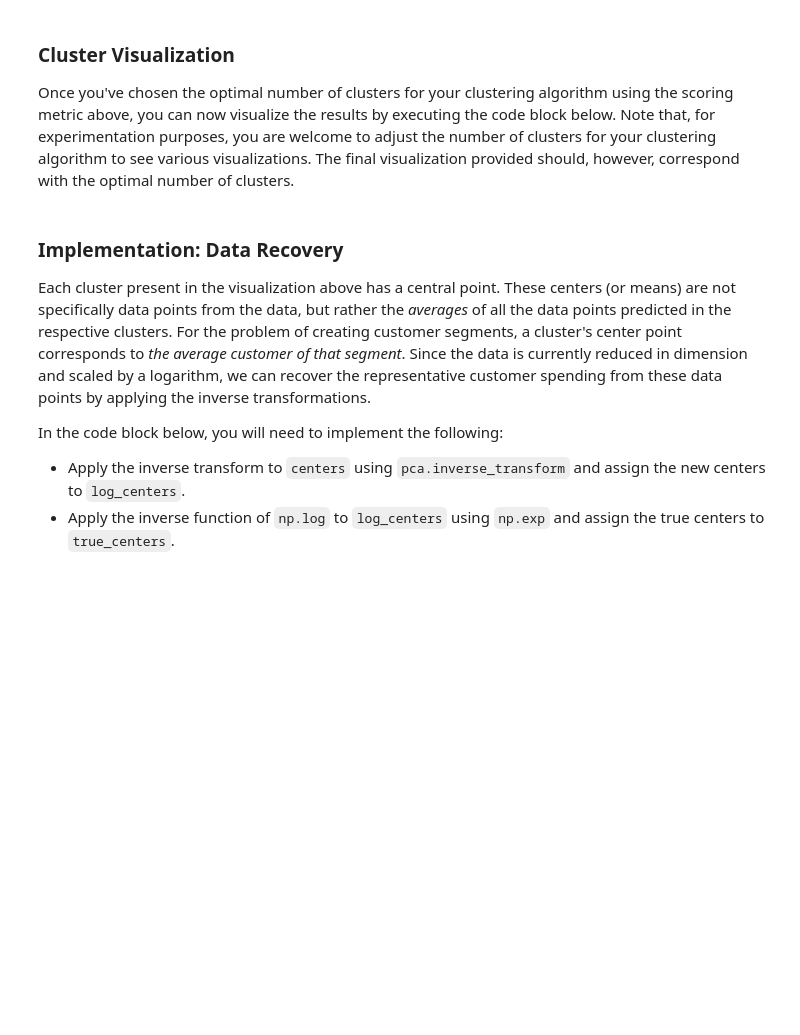
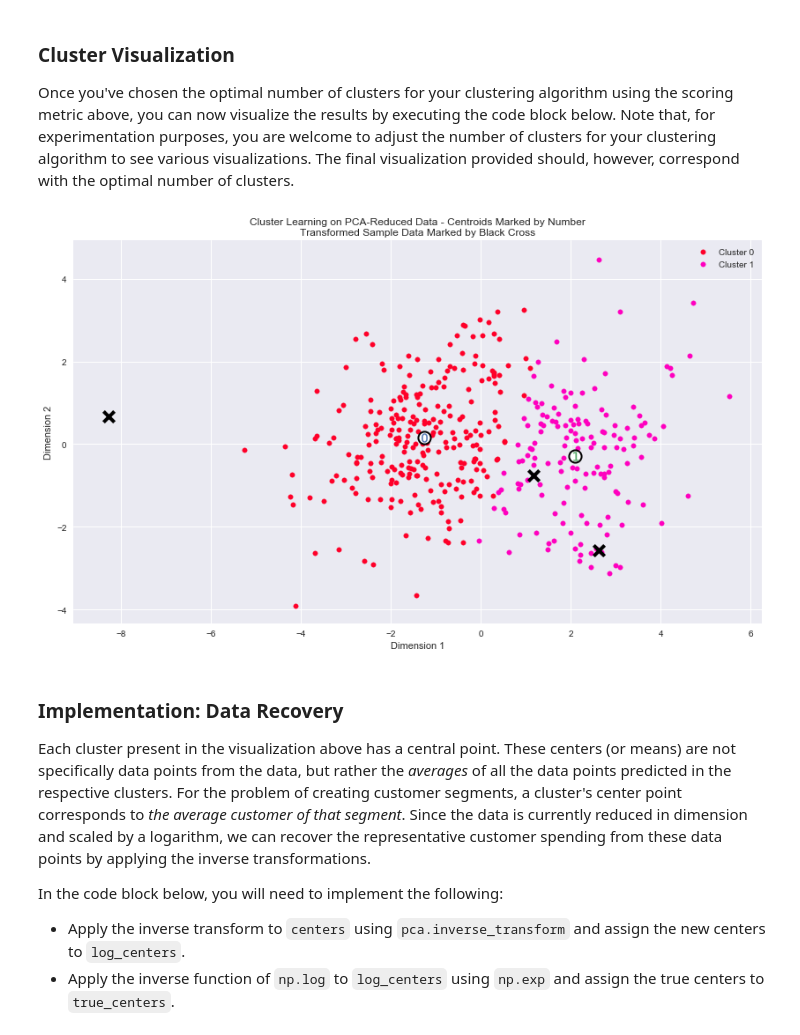
Before and after one commit to singhjagmohan1000/machine-learning-nanodegree, a Jupyter notebook: customer_segments/customer_segments.ipynb, the cells around one changed output. Cells and saved outputs as stored; diff of their text form; code cells hidden in the pictures; blank space fills up the shorter version.

```diff
--- a/customer_segments/customer_segments.ipynb
+++ b/customer_segments/customer_segments.ipynb
@@ -431,16 +454,28 @@ In the code block below, you will need to implement the following:
    - Assign the silhouette score to `score` and print the result.
 # %%
 # TODO: Apply your clustering algorithm of choice to the reduced data
-clusterer = None
+from sklearn.mixture import GaussianMixture
+from sklearn.metrics import silhouette_score
+
+def produceGMM(k):
+    global clusterer, preds, centers, sample_preds
+
+    clusterer = GaussianMixture(n_components=k, random_state=0)
+    clusterer.fit(reduced_data)
 
 # TODO: Predict the cluster for each data point
-preds = None
+    preds = clusterer.predict(reduced_data)
 
 # TODO: Find the cluster centers
-centers = None
+    centers = clusterer.means_
 
 # TODO: Predict the cluster for each transformed sample data point
-sample_preds = None
+    sample_preds = clusterer.predict(pca_samples)
 
 # TODO: Calculate the mean silhouette coefficient for the number of clusters chosen
-score = None
+    score = silhouette_score(reduced_data, preds)
+    return score
+
+for k in range(2,16):
+    score = produceGMM(k)
+    print("Score for ", k, "clusters: ", np.round(score, 4))
@@ -456,7 +508,10 @@ score = None
 Once you've chosen the optimal number of clusters for your clustering algorithm using the scoring metric above, you can now visualize the results by executing the code block below. Note that, for experimentation purposes, you are welcome to adjust the number of clusters for your clustering algorithm to see various visualizations. The final visualization provided should, however, correspond with the optimal number of clusters.
 # %%
 # Display the results of the clustering from implementation
+produceGMM(2)
 vs.cluster_results(reduced_data, preds, centers, pca_samples)
+# %% [output]
+[figure, added]
 # %% [markdown]
 ### Implementation: Data Recovery
 Each cluster present in the visualization above has a central point. These centers (or means) are not specifically data points from the data, but rather the *averages* of all the data points predicted in the respective clusters. For the problem of creating customer segments, a cluster's center point corresponds to *the average customer of that segment*. Since the data is currently reduced in dimension and scaled by a logarithm, we can recover the representative customer spending from these data points by applying the inverse transformations.
```
Also changed, not shown: parts of 10 cells of this notebook.
